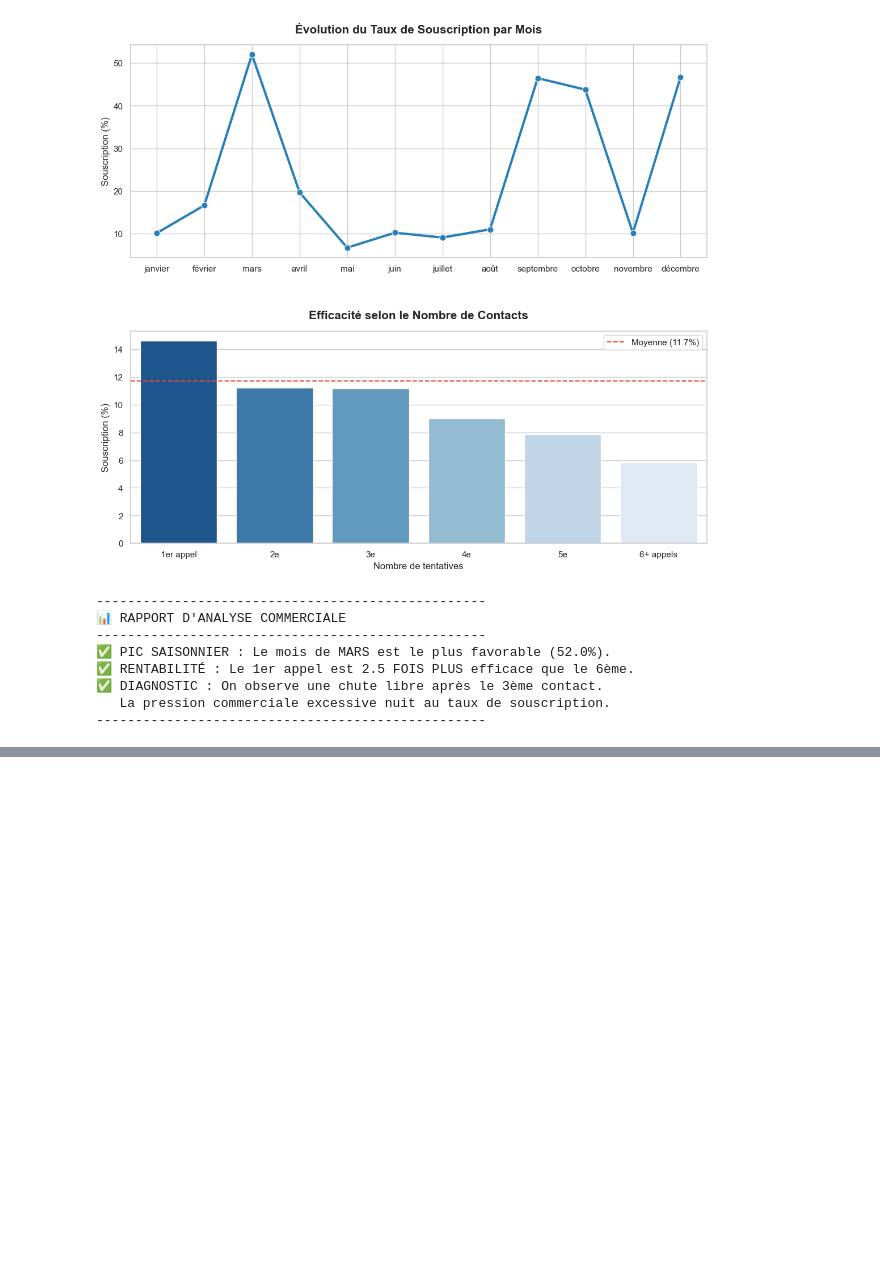
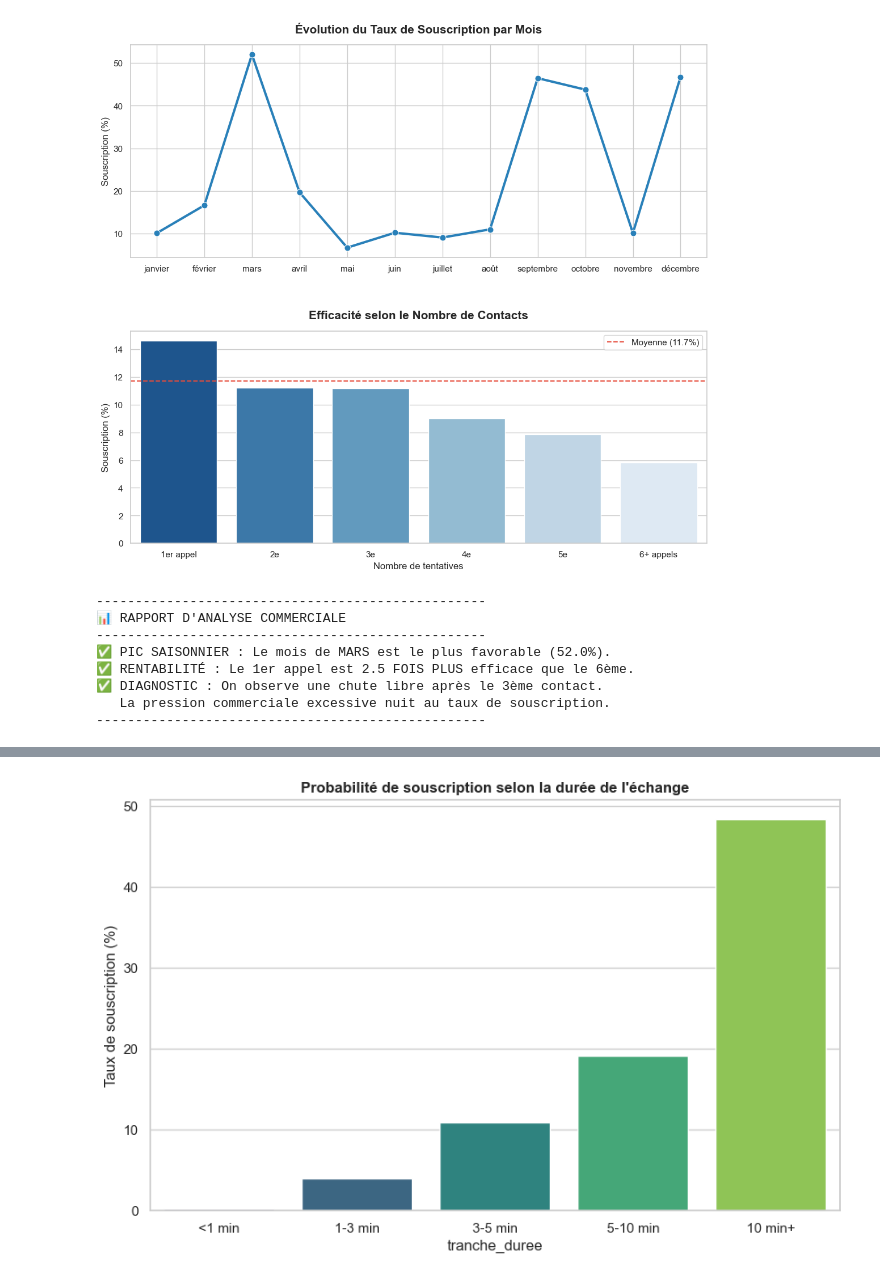
Before and after one commit to Justclemax/Mini_Projet_DM1_analyse_exploratoire_Reda_-_Clement, a Jupyter notebook: notebook/01_analyse_exploratoire.ipynb, the cells around one changed output, grey strips where cells are left out. Drawn from its saved outputs; the diff is of its cells as text; code cells hidden in the pictures; blank space fills up the shorter version.

```diff
--- a/notebook/01_analyse_exploratoire.ipynb
+++ b/notebook/01_analyse_exploratoire.ipynb
@@ -440,0 +490,15 @@ print("-" * 50)
+# %%
+df_bank_marketing_clean['tranche_duree'] = pd.cut(df_bank_marketing_clean['duree_appel'],
+                                                bins=[0, 60, 180, 300, 600, 5000],
+                                                labels=['<1 min', '1-3 min', '3-5 min', '5-10 min', '10 min+'])
+
+ss_duree = (df_bank_marketing_clean.groupby("tranche_duree")["cible"]
+            .apply(lambda x: (x == "yes").mean() * 100).reset_index(name="taux"))
+
+plt.figure(figsize=(10, 6))
+sns.barplot(data=ss_duree, x="tranche_duree", y="taux", palette="viridis")
+plt.title("Probabilité de souscription selon la durée de l'échange", fontweight='bold')
+plt.ylabel("Taux de souscription (%)")
+plt.show()
+# %% [output]
+[figure, added]
```
Also changed, not shown: parts of 21 cells of this notebook, 2 other files.
